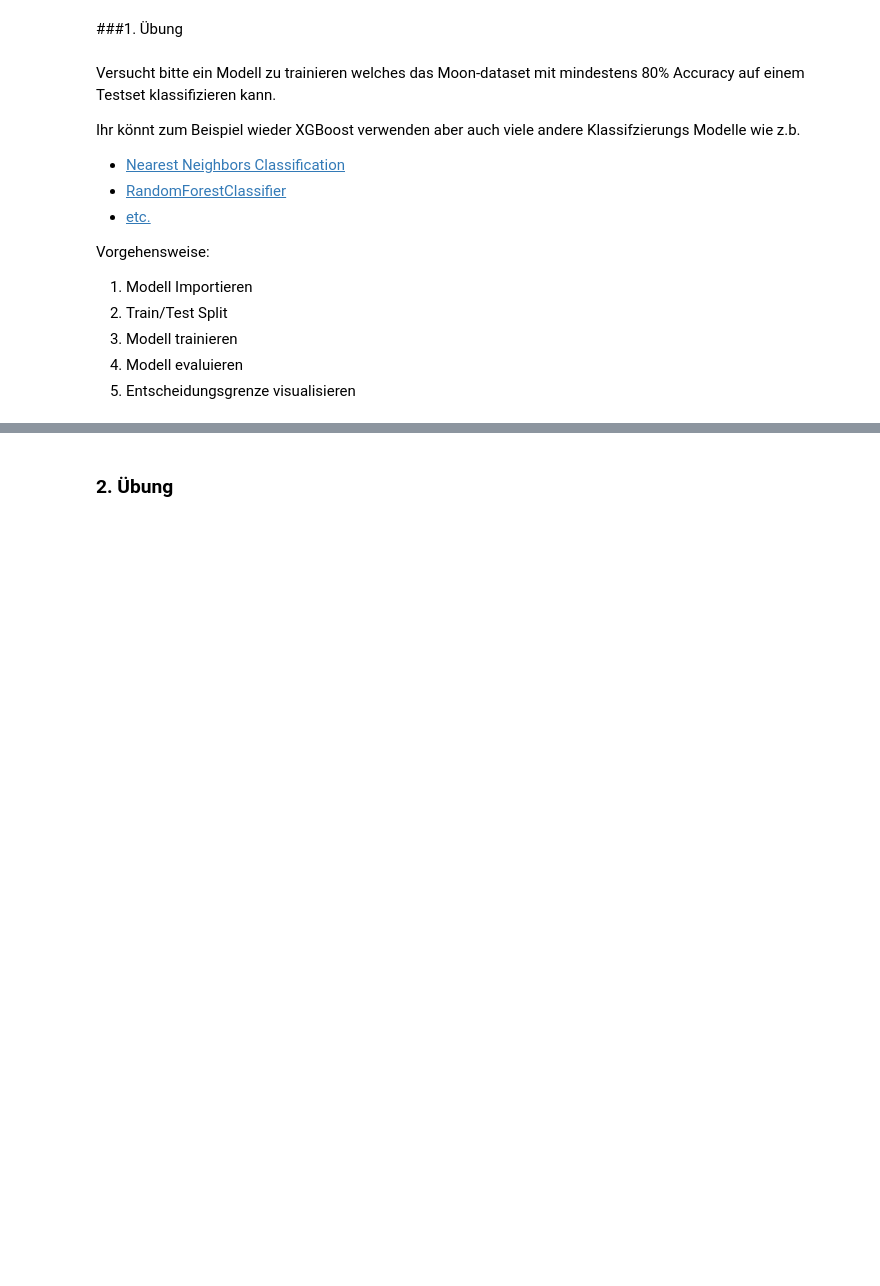
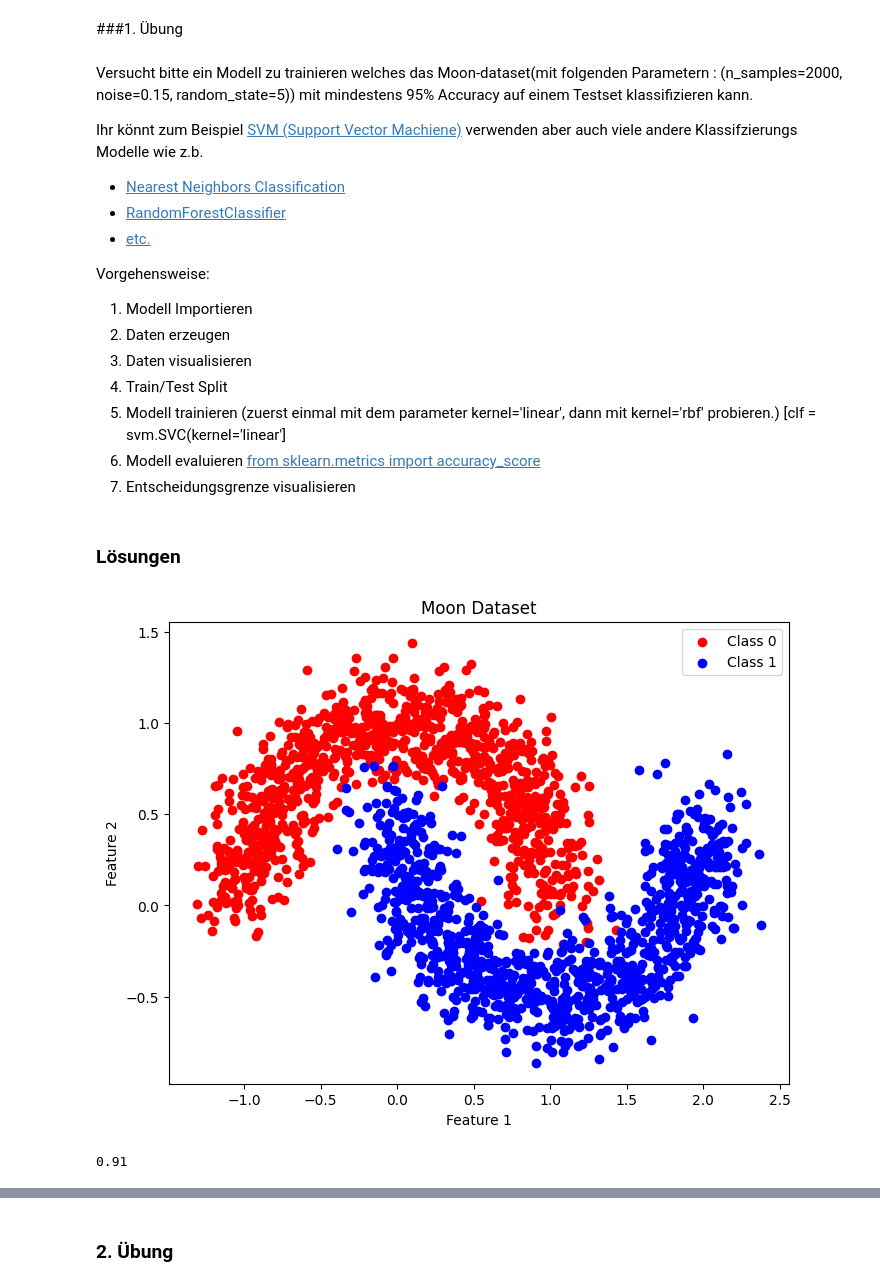
Before and after one commit to patrickpollek1/DataScience-Bootcamp, a Jupyter notebook: Data_Science_Bootcamp.ipynb, the cells around one changed output, grey strips where cells are left out. Saved outputs shown, nothing was run; the diff lists cells and outputs as text; code cells hidden in the pictures; blank space fills up the shorter version.

```diff
--- a/Data_Science_Bootcamp.ipynb
+++ b/Data_Science_Bootcamp.ipynb
@@ -855,9 +893,9 @@ plt.show()
 # %% [markdown]
 ###1. Übung
 # %% [markdown]
-Versucht bitte ein Modell zu trainieren welches das Moon-dataset mit mindestens 80% Accuracy auf einem Testset klassifizieren kann.
+Versucht bitte ein Modell zu trainieren welches das Moon-dataset(mit folgenden Parametern : (n_samples=2000, noise=0.15, random_state=5)) mit mindestens 95% Accuracy auf einem Testset klassifizieren kann.
 
-Ihr könnt zum Beispiel wieder XGBoost verwenden aber auch viele andere Klassifzierungs Modelle wie z.b.
+Ihr könnt zum Beispiel [SVM (Support Vector Machiene)](https://scikit-learn.org/stable/modules/generated/sklearn.svm.SVC.html#sklearn.svm.SVC) verwenden aber auch viele andere Klassifzierungs Modelle wie z.b.
 
 *  [Nearest Neighbors Classification](https://scikit-learn.org/stable/modules/neighbors.html#classification)
 *   [RandomForestClassifier](https://scikit-learn.org/stable/modules/generated/sklearn.ensemble.RandomForestClassifier.html#sklearn.ensemble.RandomForestClassifier)
@@ -868,7 +906,25 @@ Vorgehensweise:
 
 
 1.  Modell Importieren
-2.  Train/Test Split
-3.  Modell trainieren
-4.  Modell evaluieren
-5.  Entscheidungsgrenze visualisieren
+2.  Daten erzeugen
+3.  Daten visualisieren
+4.  Train/Test Split
+5.  Modell trainieren (zuerst einmal mit dem parameter kernel='linear', dann mit kernel='rbf' probieren.) [clf = svm.SVC(kernel='linear']
+6.  Modell evaluieren [from sklearn.metrics import accuracy_score](https://scikit-learn.org/stable/modules/generated/sklearn.metrics.accuracy_score.html)
+7.  Entscheidungsgrenze visualisieren
+# %% [markdown]
+### Lösungen
+# %%
+# Generate the dataset
+X_own, y_own = make_moons(n_samples=2000, noise=0.15, random_state=5)
+# Plotting the dataset
+plt.figure(figsize=(8, 6))
+plt.scatter(X_own[ y_own == 0][:, 0], X_own[ y_own == 0][:, 1], color='red', label='Class 0')
+plt.scatter(X_own[ y_own == 1][:, 0], X_own[ y_own == 1][:, 1], color='blue', label='Class 1')
+plt.title('Moon Dataset')
+plt.xlabel('Feature 1')
+plt.ylabel('Feature 2')
+plt.legend()
+plt.show()
+# %% [output]
+[figure, added]
@@ -874,0 +934,9 @@ Vorgehensweise:
+# %%
+from sklearn import svm
+from sklearn.metrics import accuracy_score
+clf = svm.SVC(kernel='linear')
+#training des Modells
+clf.fit(X_train, y_train)
+accuracy_score(y_test, clf.predict(X_test))
+# %% [output]
+0.91
```
Also changed, not shown: parts of 29 cells of this notebook.
